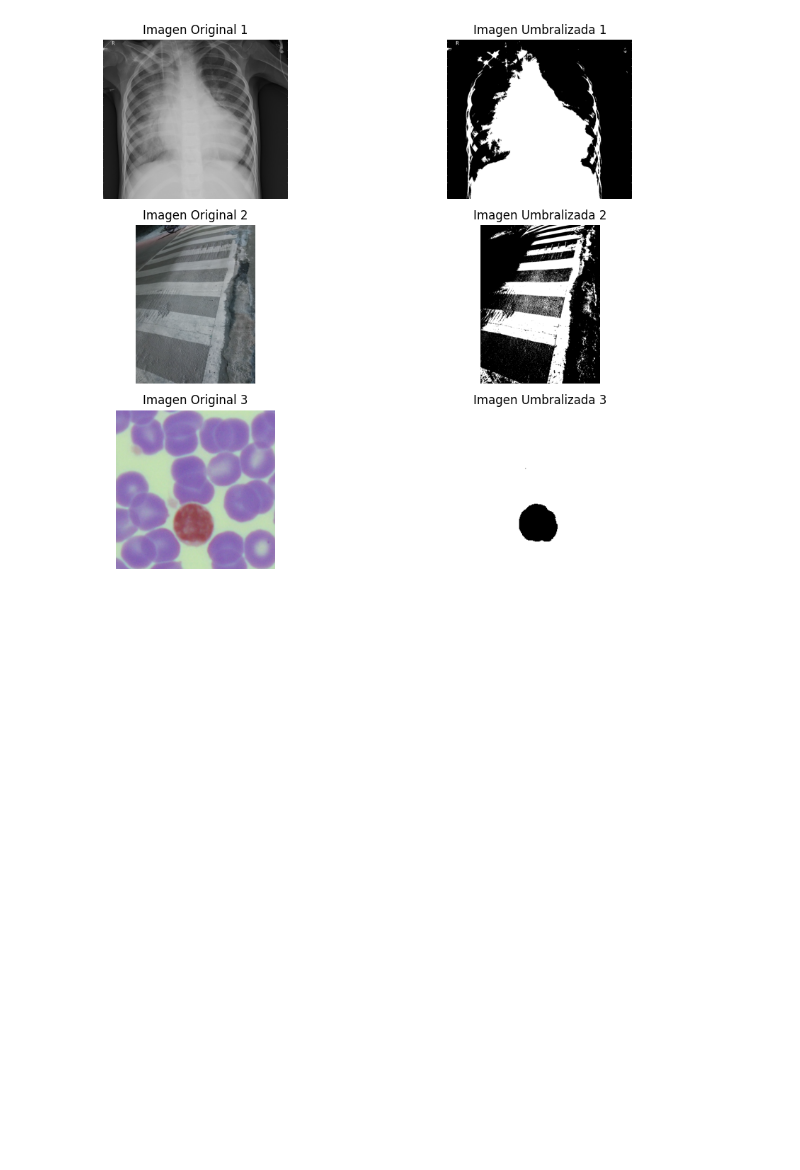
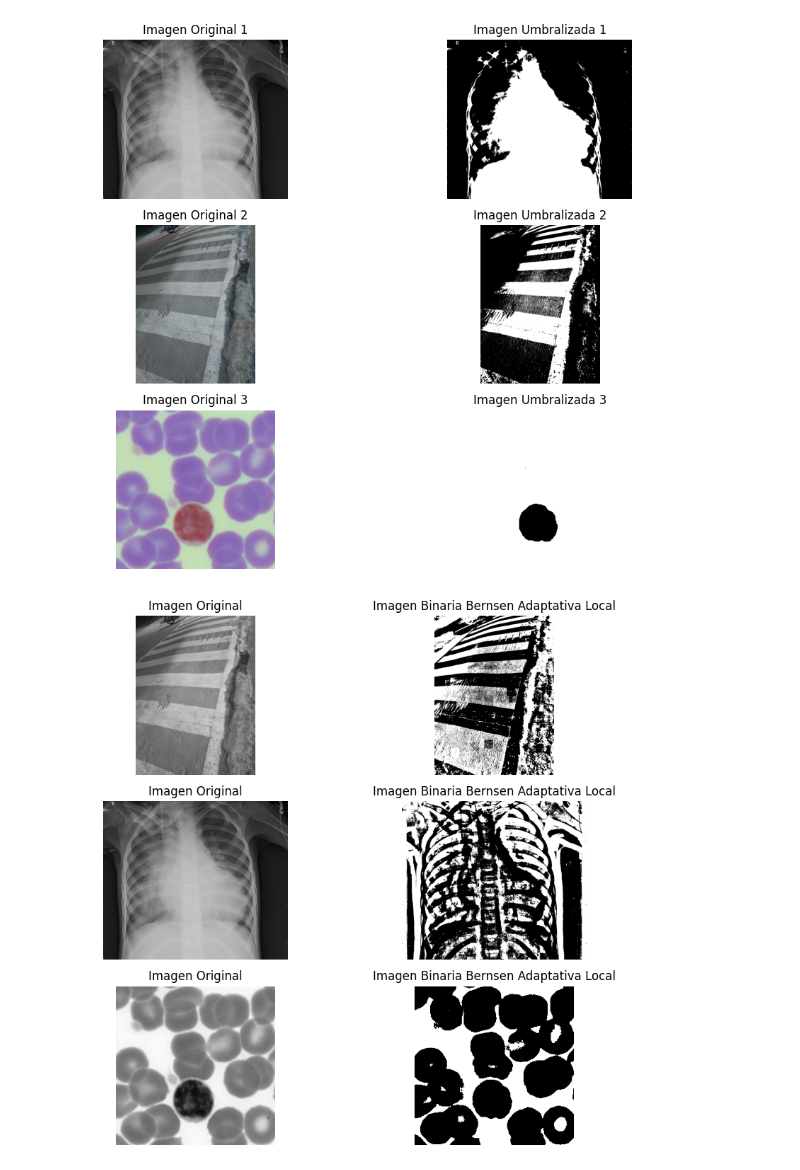
Before and after one commit to AngelRosalesContreras/Practica1-4, a Jupyter notebook: Práctica_1_4.ipynb, the cells around one changed output. Cells and saved outputs as stored; diff of their text form; code cells hidden in the pictures; blank space fills up the shorter version.

Commit message:
Creación de umbralización local adaptativa por método de Bernsen

```diff
--- a/Práctica_1_4.ipynb
+++ b/Práctica_1_4.ipynb
@@ -101,3 +101,91 @@ plt.tight_layout()
 plt.show()
 # %% [output]
 [figure]
+# %%
+import numpy as np
+import cv2
+import matplotlib.pyplot as plt
+
+def umbralizacion_bernsen_adaptativa(imagen, ventana_tamano, fondo_blanco):
+    imagen = imagen.astype(np.int32)
+    alto, ancho = imagen.shape
+    imagen_binaria = np.zeros_like(imagen, dtype=np.uint8)
+
+    for i in range(alto):
+        for j in range(ancho):
+            fila_inicio = max(0, i - ventana_tamano // 2)
+            fila_fin = min(alto, i + ventana_tamano // 2 + 1)
+            columna_inicio = max(0, j - ventana_tamano // 2)
+            columna_fin = min(ancho, j + ventana_tamano // 2 + 1)
+
+            ventana_local = imagen[fila_inicio:fila_fin, columna_inicio:columna_fin]
+
+            if fondo_blanco == 1:
+                valor_fondo = 0
+            else:
+                valor_fondo = 255
+
+            c = np.max(ventana_local) - np.min(ventana_local) + 1
+            umbral_local = (np.max(ventana_local) + np.min(ventana_local)) // 2
+
+            if imagen[i, j] >= umbral_local:
+                imagen_binaria[i, j] = valor_fondo
+            else:
+                imagen_binaria[i, j] = 255 - valor_fondo
+
+    return imagen_binaria
+
+# Cargar la imagen
+imagen1 = cv2.imread('uno.jpg',cv2.IMREAD_GRAYSCALE)
+imagen3 = cv2.imread('dos.jpeg',cv2.IMREAD_GRAYSCALE)
+imagen5 = cv2.imread('tres.png',cv2.IMREAD_GRAYSCALE)
+
+imagen2 = umbralizacion_bernsen_adaptativa(imagen1, 50, 1) #1 dondo negro
+imagen4 = umbralizacion_bernsen_adaptativa(imagen3, 50, 1)
+imagen6 = umbralizacion_bernsen_adaptativa(imagen5, 50, 0) #0 fondo blanco
+
+
+# Crear una figura con 2 filas y 3 columnas
+plt.figure(figsize=(10, 8))
+
+# Subplot 1
+plt.subplot(3, 2, 1)
+plt.imshow(imagen1, cmap='gray')
+plt.title('Imagen Original')
+plt.axis('off')
+
+# Subplot 2
+plt.subplot(3, 2, 2)
+plt.imshow(imagen2, cmap='gray')
+plt.title('Imagen Binaria Bernsen Adaptativa Local')
+plt.axis('off')
+
+# Subplot 3
+plt.subplot(3, 2, 3)
+plt.imshow(imagen3, cmap='gray')
+plt.title('Imagen Original')
+plt.axis('off')
+
+# Subplot 4
+plt.subplot(3, 2, 4)
+plt.imshow(imagen4, cmap='gray')
+plt.title('Imagen Binaria Bernsen Adaptativa Local')
+plt.axis('off')
+
+# Subplot 5
+plt.subplot(3, 2, 5)
+plt.imshow(imagen5, cmap='gray')
+plt.title('Imagen Original')
+plt.axis('off')
+
+# Subplot 6
+plt.subplot(3, 2, 6)
+plt.imshow(imagen6, cmap='gray')
+plt.title('Imagen Binaria Bernsen Adaptativa Local')
+plt.axis('off')
+
+# Ajustar el diseño y mostrar la figura
+plt.tight_layout()
+plt.show()
+# %% [output]
+[figure, added]
```
